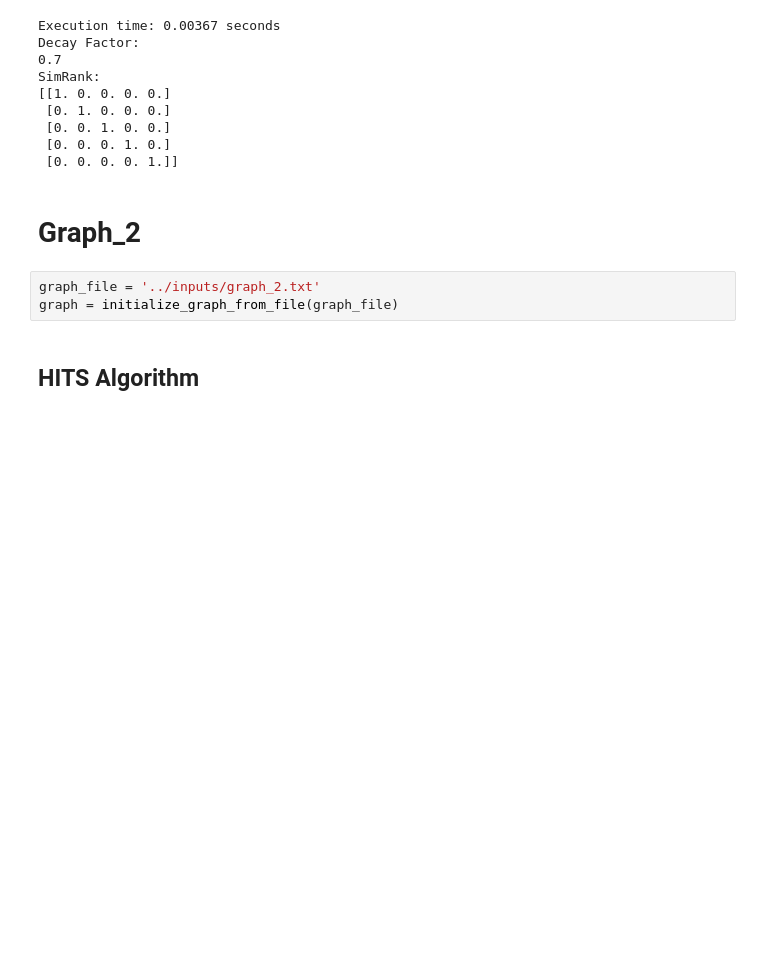
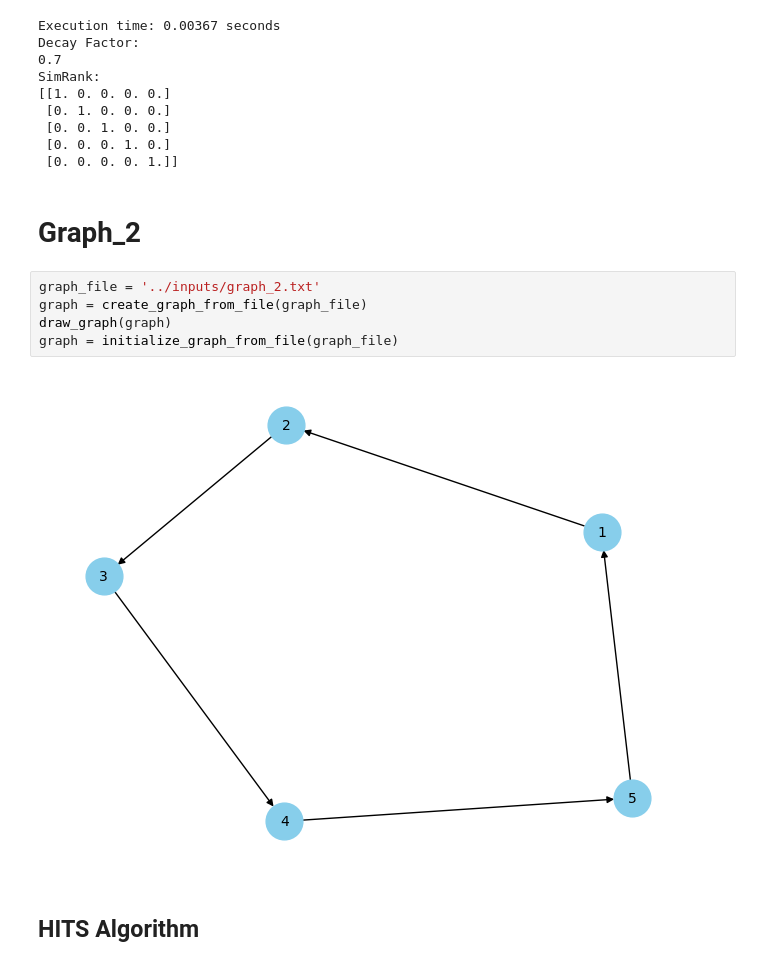
Before and after one commit to carlwang49/NCKU_DM_PROJECT_3, a Jupyter notebook: src/output.ipynb, the cells around one changed output. Cells and saved outputs as stored; diff of their text form; blank space fills up the shorter version.

```diff
--- a/src/output.ipynb
+++ b/src/output.ipynb
@@ -96,7 +136,11 @@ SimRank:
 # Graph_2
 # %%
 graph_file = '../inputs/graph_2.txt'
+graph = create_graph_from_file(graph_file)
+draw_graph(graph)
 graph = initialize_graph_from_file(graph_file)
+# %% [output]
+[figure, added]
 # %% [markdown]
 ## HITS Algorithm
 # %%
```
Also changed, not shown: parts of 6 cells of this notebook, 1 other file.
